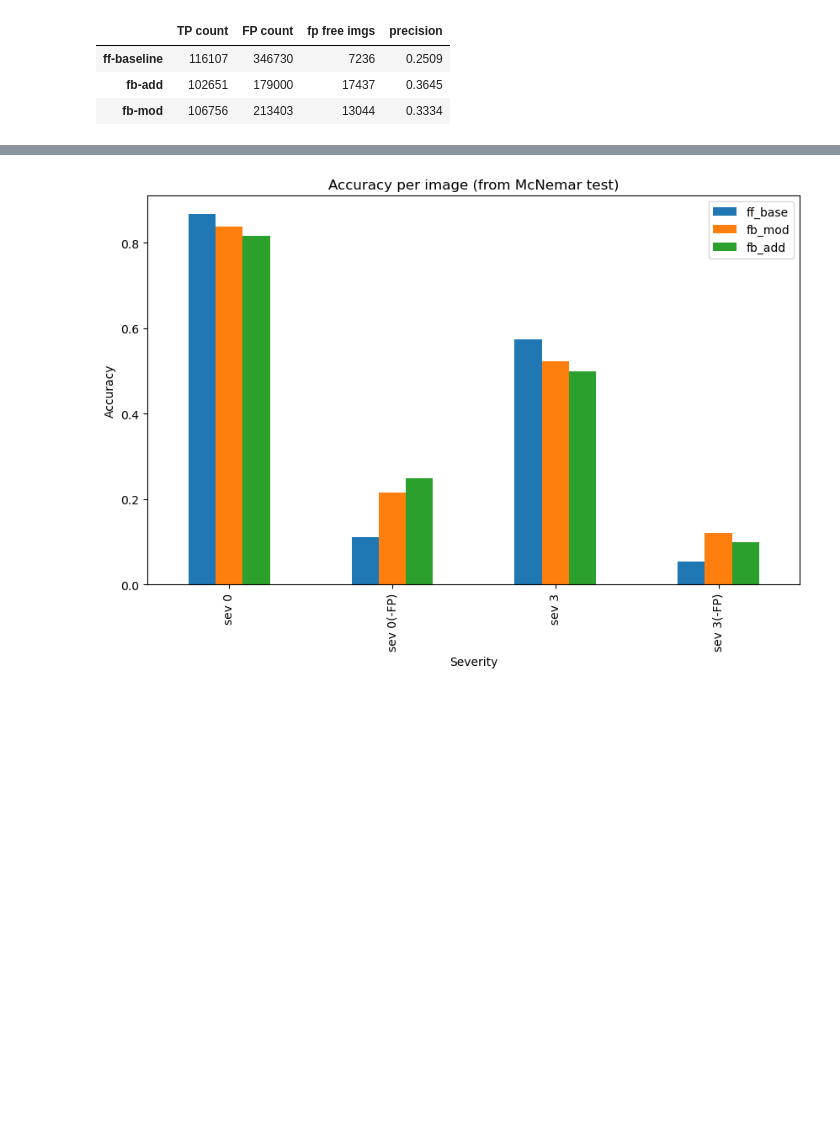
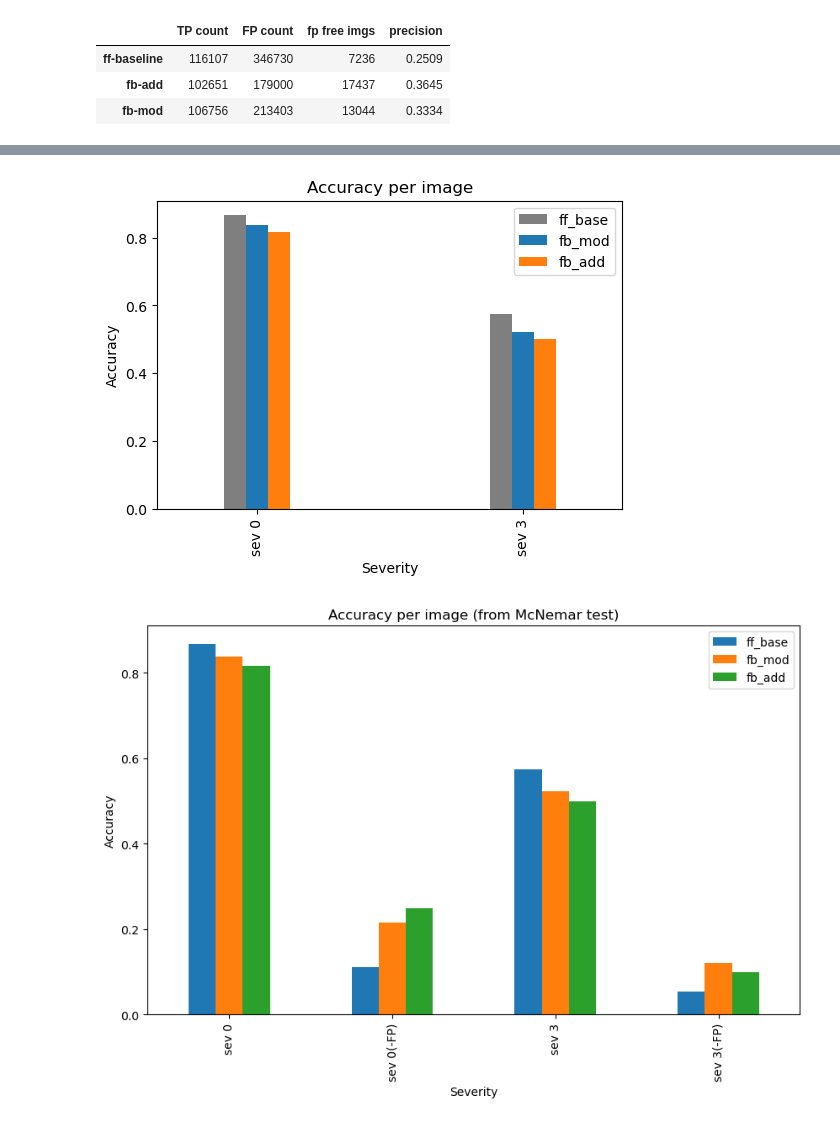
Before and after one commit to LinoLerch/MMdetectionRobustness, a Jupyter notebook: output/robust-benchmark_utils.ipynb, the cells around one changed output, grey strips where cells are left out. Saved outputs shown, nothing was run; the diff lists cells and outputs as text; code cells hidden in the pictures; blank space fills up the shorter version.

```diff
--- a/output/robust-benchmark_utils.ipynb
+++ b/output/robust-benchmark_utils.ipynb
@@ -152,3 +172,27 @@ fb-mod          10859     16354          1116     0.3990
+# %%
+import matplotlib.pyplot as plt
+import pandas as pd
+
+data = {'ff_base': [0.8663, 0.1107, 0.5736, 0.0532],
+        'fb_mod': [0.8368, 0.2151, 0.522, 0.1205],
+        'fb_add': [0.8158, 0.249, 0.4997, 0.0993]}
+
+df = pd.DataFrame(data, index=['sev 0', '0 (FP)', 'sev 3', '3 (FP)'])
+# only sev 0 and sev 3
+df = df.loc[df.index.isin(['sev 0', 'sev 3'])]
+# df = df.loc[df.index.isin(['0 (FP)', '3 (FP)'])]
+
+df.plot(kind='bar', color=['tab:gray', 'tab:blue', 'tab:orange'], width=0.25, figsize=(6,4))
+
+plt.title('Accuracy per image')
+# plt.title('Accuracy per image (including FP)')
+plt.xlabel('Severity')
+plt.ylabel('Accuracy')
+# plt.ylim([0, 0.6])
+
+plt.show()
+# %% [output]
+[figure, added]
 # %%
 import matplotlib.pyplot as plt
 import pandas as pd
```
Also changed, not shown: parts of 4 cells of this notebook, 20 other files.
